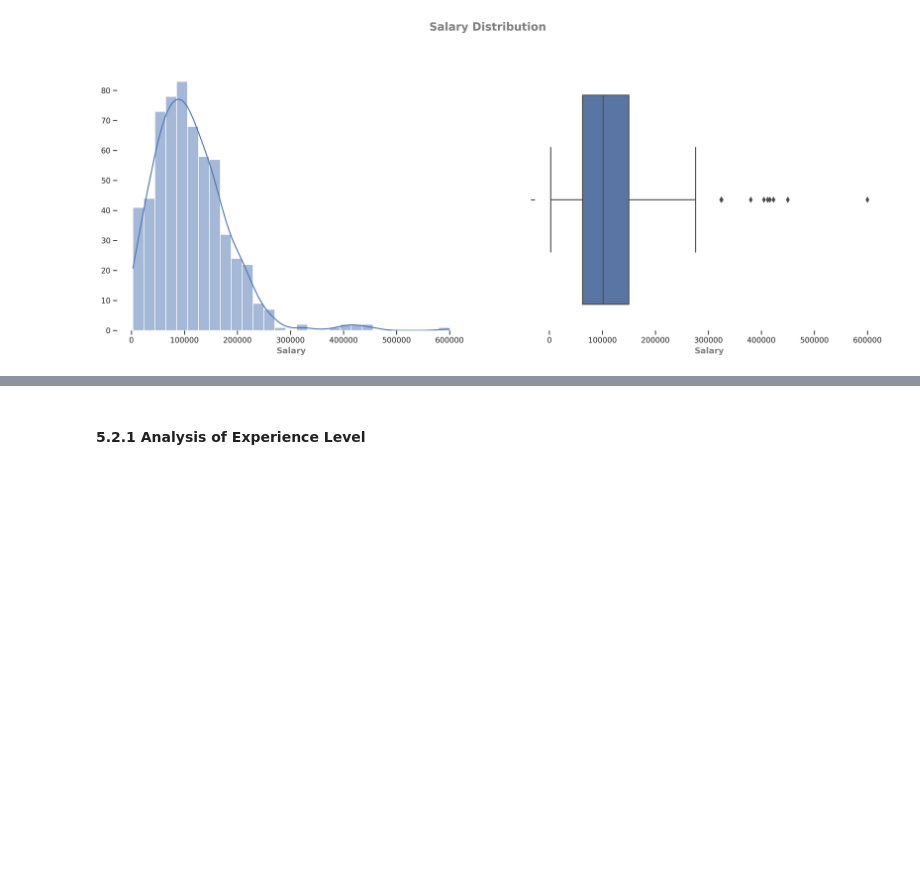
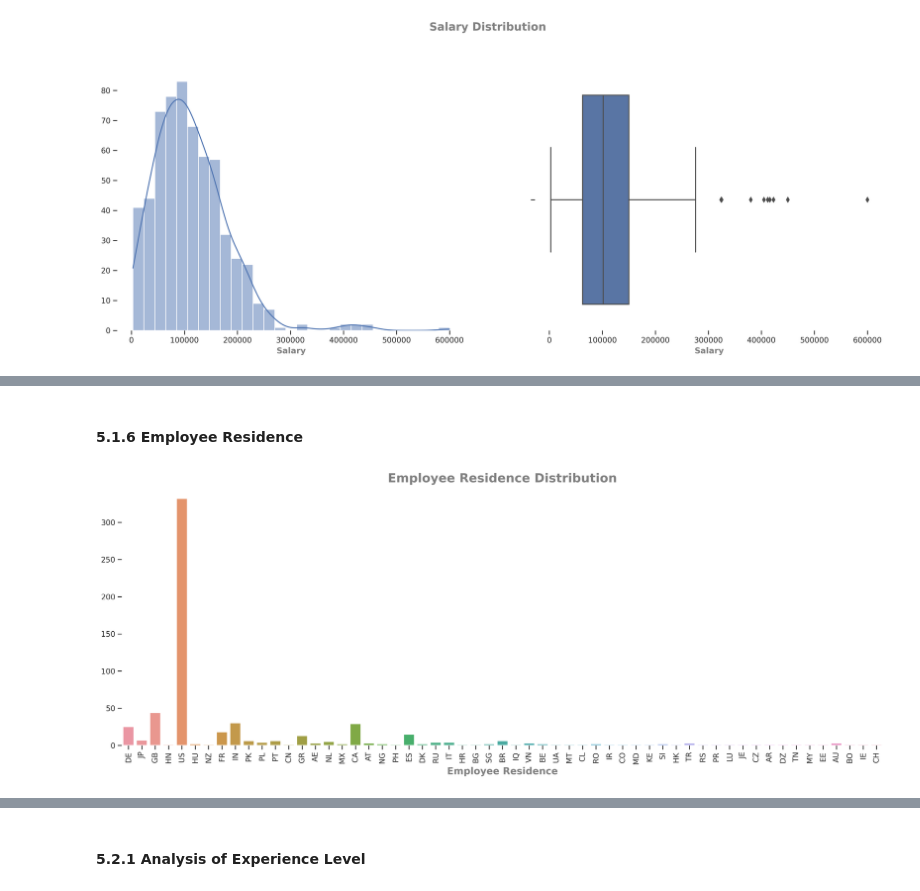
Before and after one commit to sahinozan/Data-Science-Job-Salaries, a Jupyter notebook: project.ipynb, the cells around one changed output, grey strips where cells are left out. Drawn from its saved outputs; the diff is of its cells as text; code cells hidden in the pictures; blank space fills up the shorter version.

Commit message:
Completed univariate analysis

```diff
--- a/project.ipynb
+++ b/project.ipynb
@@ -218,0 +232,6 @@ univariate_numerical_plot(x="salary", xlabel="Salary")
+# %% [markdown]
+#### 5.1.6 Employee Residence
+# %%
+univariate_single_plot(x="employee_residence", xlabel="Employee Residence")
+# %% [output]
+[figure, added]
```
Also changed, not shown: parts of 17 cells of this notebook.
